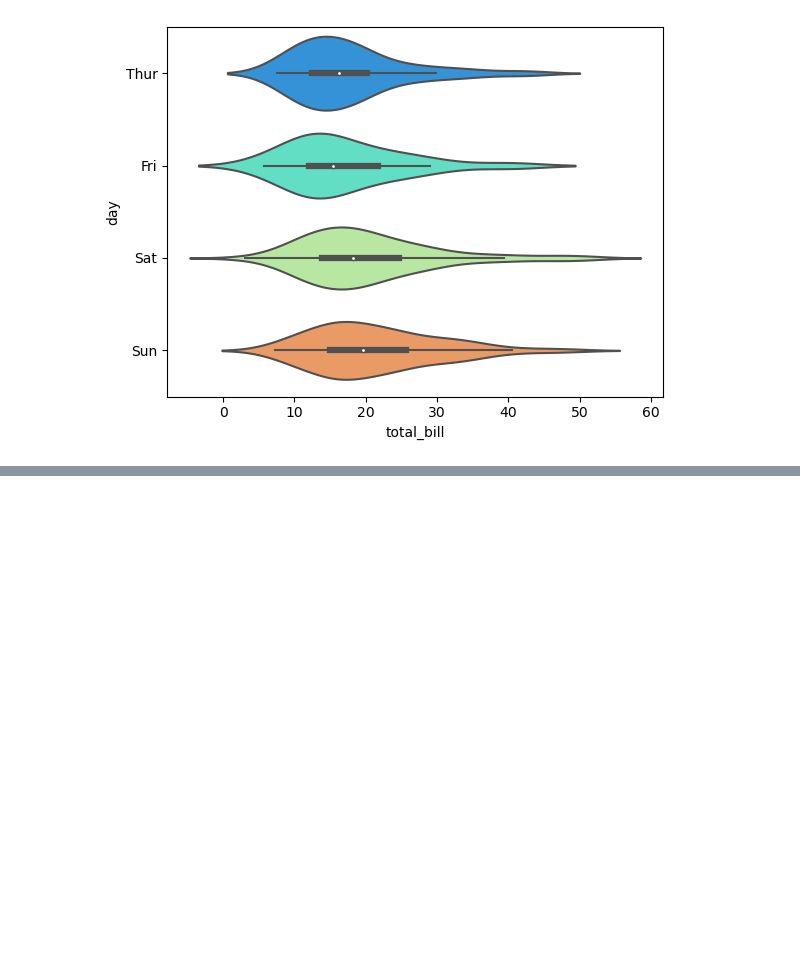
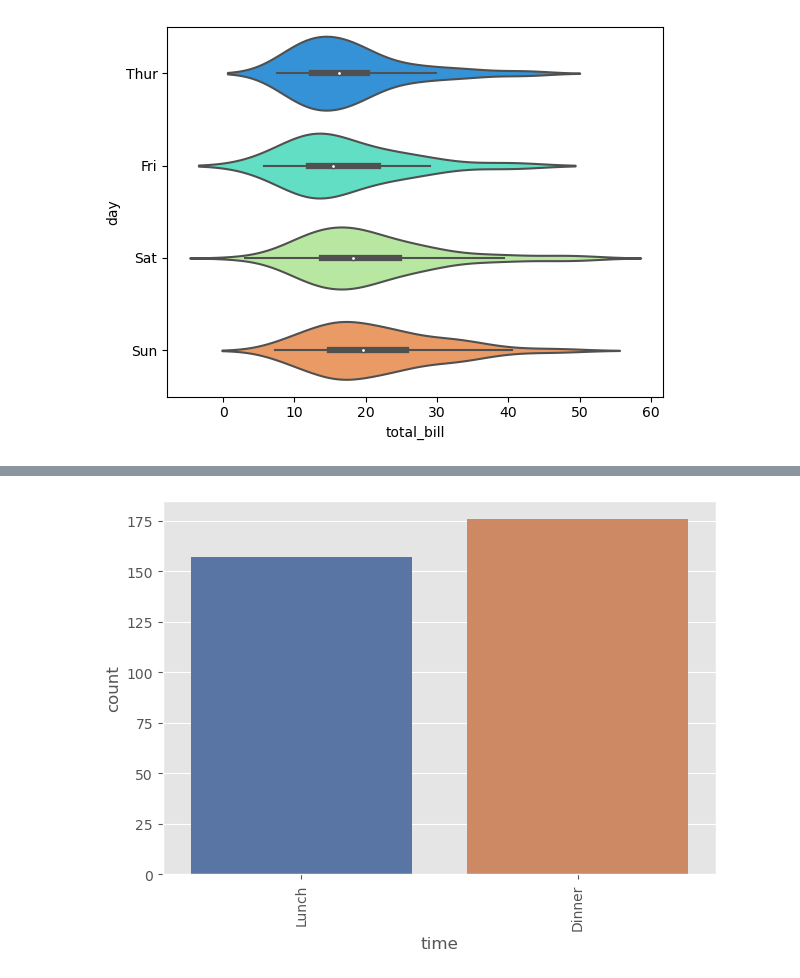
Before and after one commit to bishu5c6/Plots-in-ML, a Jupyter notebook: seaborn.ipynb, the cells around one changed output, grey strips where cells are left out. Saved outputs shown, nothing was run; the diff lists cells and outputs as text; code cells hidden in the pictures; blank space fills up the shorter version.

```diff
--- a/seaborn.ipynb
+++ b/seaborn.ipynb
@@ -174,0 +248,8 @@ sns.violinplot(x='total_bill',y='day',data=df,palette='rainbow')
+# %%
+for i in categorical_data:
+    sns.countplot(data=df,x=i,color='yellow',palette='deep')
+    plt.xticks( rotation=90)
+    plt.style.use('ggplot')
+    plt.tight_layout()
+# %% [output]
+[figure, added]
```
Also changed, not shown: parts of 22 cells of this notebook, 3 other files.
